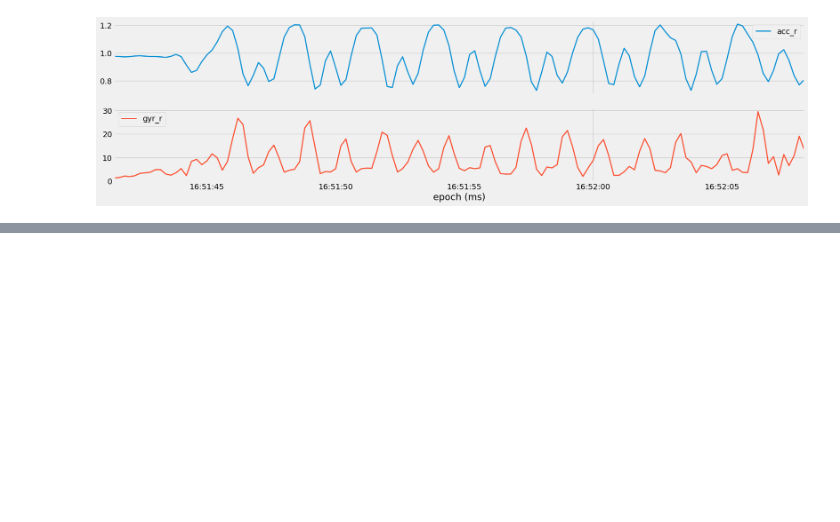
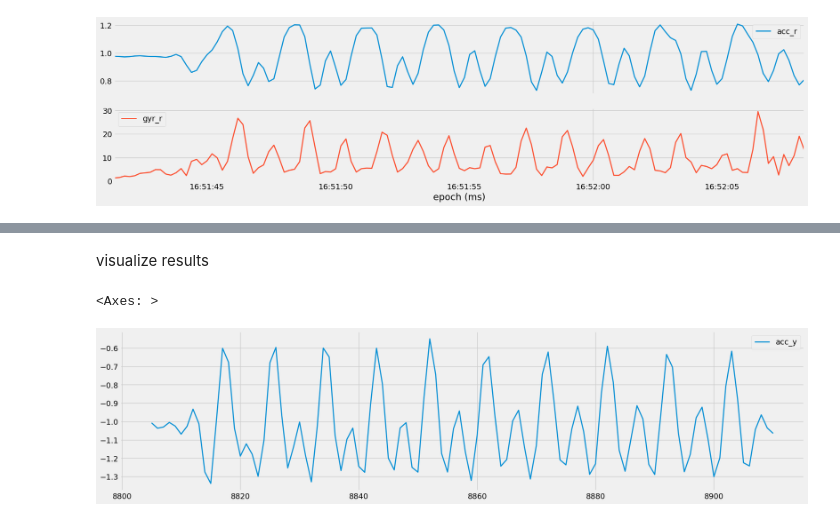
Before and after one commit to surajjorwar/FitnessTracker, a Jupyter notebook: Low_pass_Filter_&_Principal_Component_Analysis.ipynb, the cells around one changed output, grey strips where cells are left out. Drawn from its saved outputs; the diff is of its cells as text; code cells hidden in the pictures; blank space fills up the shorter version.

```diff
--- a/Low_pass_Filter_&_Principal_Component_Analysis.ipynb
+++ b/Low_pass_Filter_&_Principal_Component_Analysis.ipynb
@@ -166,0 +216,2 @@ array([<Axes: xlabel='epoch (ms)'>, <Axes: xlabel='epoch (ms)'>],
+# %%
+df_temporal = pd.concat(df_temporal_list)
@@ -166,0 +250,7 @@ array([<Axes: xlabel='epoch (ms)'>, <Axes: xlabel='epoch (ms)'>],
+# %%
+df_freq = df_temporal.copy().reset_index()
+FreqAbs = FourierTransformation()
+# %%
+fs = int(1000 / 200)
+ws = int(2800 / 200)
+df_freq  = FreqAbs.abstract_frequency(df_freq,['acc_y'],ws , fs)
@@ -166,0 +267,8 @@ array([<Axes: xlabel='epoch (ms)'>, <Axes: xlabel='epoch (ms)'>],
+# %% [markdown]
+visualize results
+# %%
+subset = df_freq[df_freq['set']==8]
+subset[['acc_y']].plot()
+# %% [output]
+<Axes: >
+[figure, added]
```
Also changed, not shown: parts of 18 cells of this notebook.
